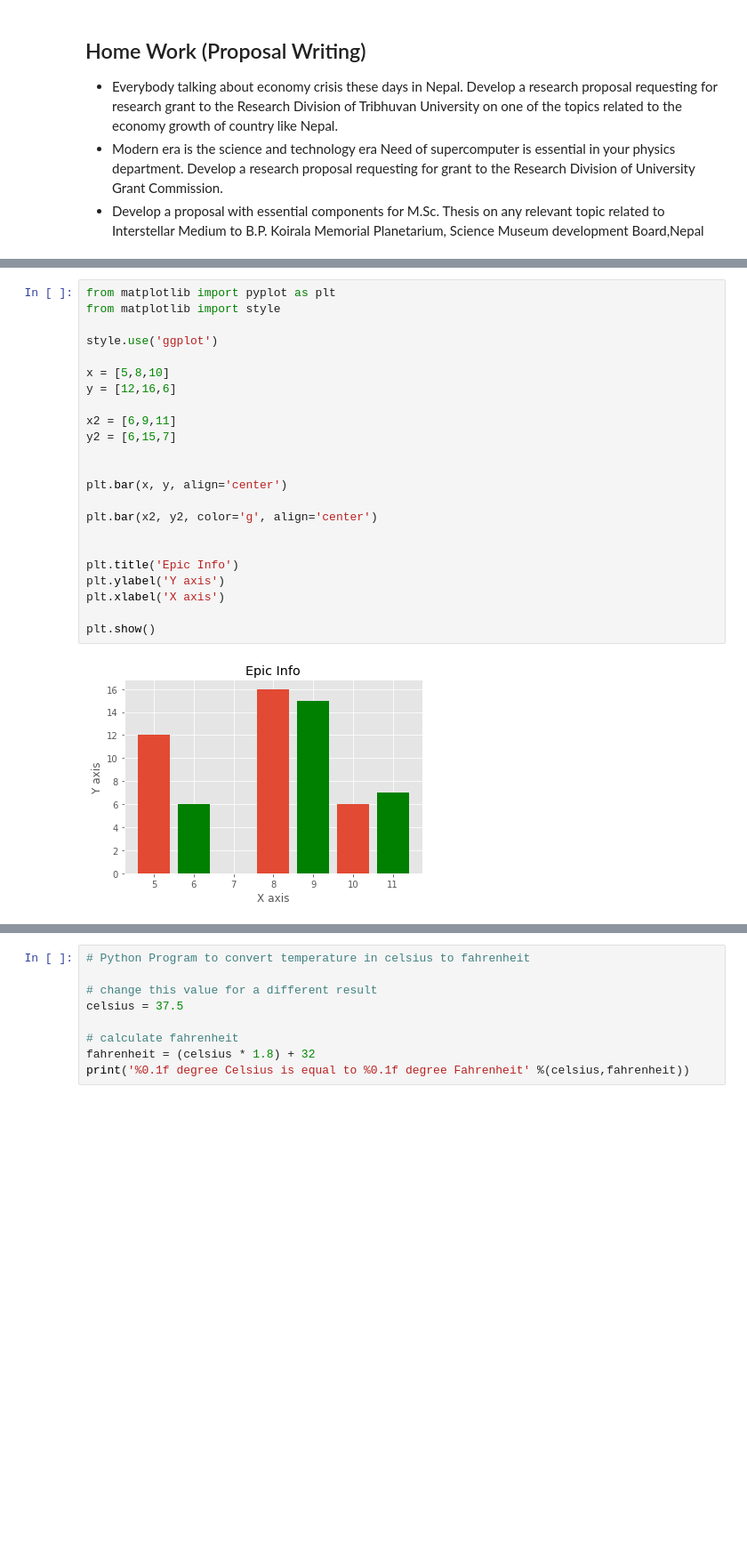
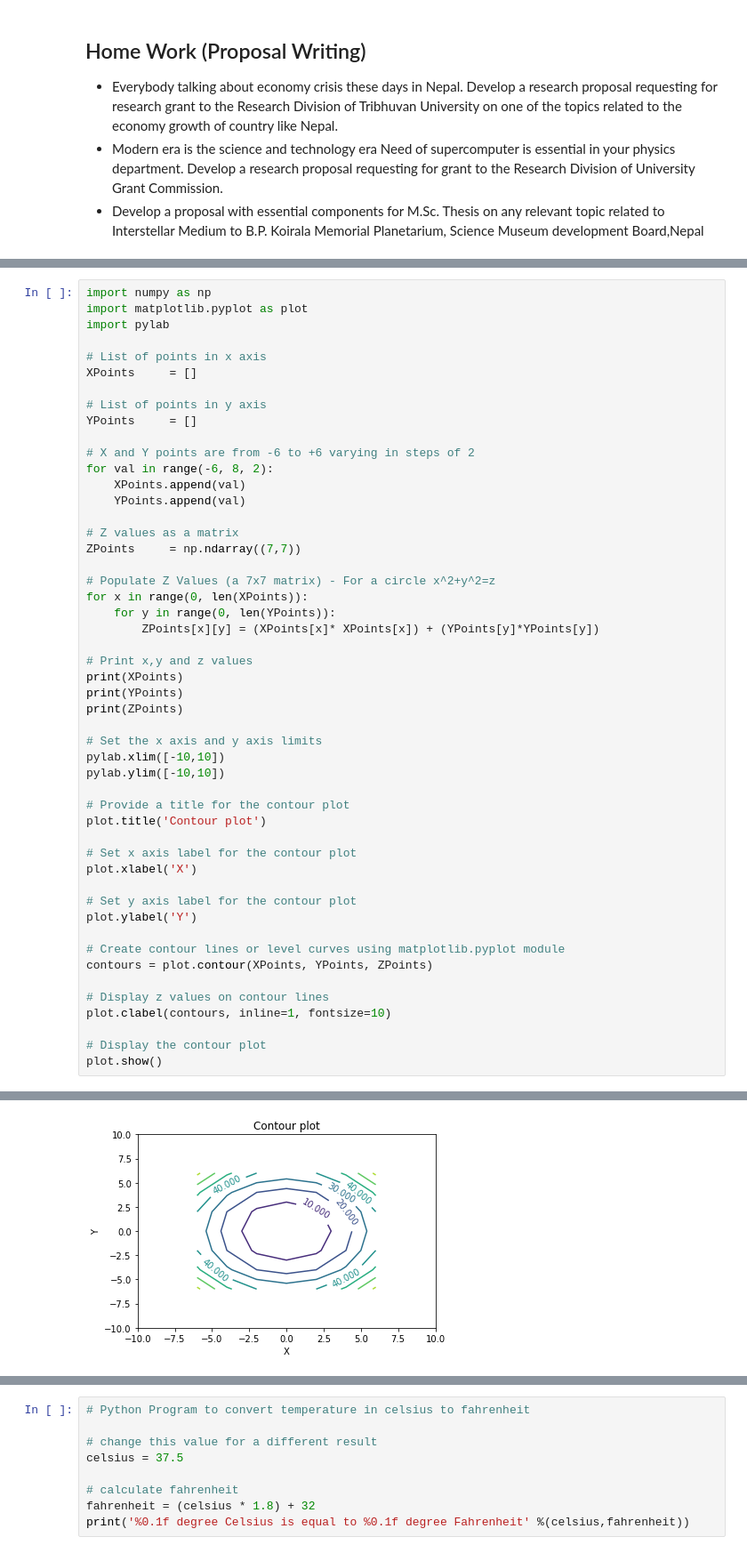
Before and after one commit to npshub/npshub.github.io, a Jupyter notebook: training/documentation/Intro Latex/Latex Introduction.ipynb, the cells around one changed output, grey strips where cells are left out. Shown: that part at 89% size. Drawn from its saved outputs; the diff is of its cells as text; blank space fills up the shorter version.

```diff
--- a/training/documentation/Intro Latex/Latex Introduction.ipynb
+++ b/training/documentation/Intro Latex/Latex Introduction.ipynb
@@ -135,25 +123,51 @@ plt.show()
-# %%
-from matplotlib import pyplot as plt
-from matplotlib import style
-
-style.use('ggplot')
-
-x = [5,8,10]
-y = [12,16,6]
-
-x2 = [6,9,11]
-y2 = [6,15,7]
-
-
-plt.bar(x, y, align='center')
-
-plt.bar(x2, y2, color='g', align='center')
-
-
-plt.title('Epic Info')
-plt.ylabel('Y axis')
-plt.xlabel('X axis')
-
-plt.show()
-# %% [output]
-[figure, removed]
+# %%
+import numpy as np
+import matplotlib.pyplot as plot
+import pylab
+
+# List of points in x axis
+XPoints     = []
+
+# List of points in y axis
+YPoints     = []
+
+# X and Y points are from -6 to +6 varying in steps of 2
+for val in range(-6, 8, 2):
+    XPoints.append(val)
+    YPoints.append(val)
+
+# Z values as a matrix
+ZPoints     = np.ndarray((7,7))
+
+# Populate Z Values (a 7x7 matrix) - For a circle x^2+y^2=z
+for x in range(0, len(XPoints)):
+    for y in range(0, len(YPoints)):
+        ZPoints[x][y] = (XPoints[x]* XPoints[x]) + (YPoints[y]*YPoints[y])
+
+# Print x,y and z values
+print(XPoints)
+print(YPoints)
+print(ZPoints)
+
+# Set the x axis and y axis limits
+pylab.xlim([-10,10])
+pylab.ylim([-10,10])
+
+# Provide a title for the contour plot
+plot.title('Contour plot')
+
+# Set x axis label for the contour plot
+plot.xlabel('X')
+
+# Set y axis label for the contour plot
+plot.ylabel('Y')
+
+# Create contour lines or level curves using matplotlib.pyplot module
+contours = plot.contour(XPoints, YPoints, ZPoints)
+
+# Display z values on contour lines
+plot.clabel(contours, inline=1, fontsize=10)
+
+# Display the contour plot
+plot.show()
+# %% [output]
@@ -159,0 +183 @@ plt.show()
+[figure, added]
```
Also changed, not shown: parts of 8 cells of this notebook.
